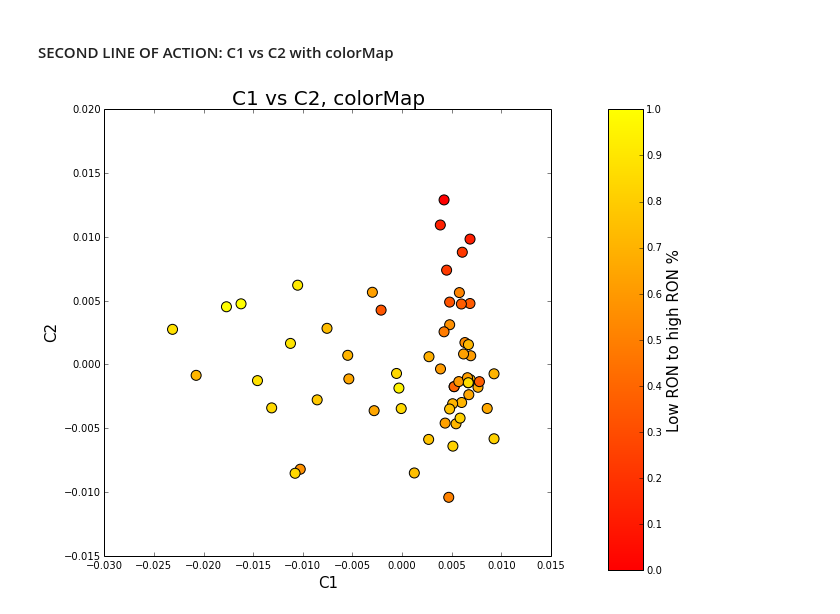
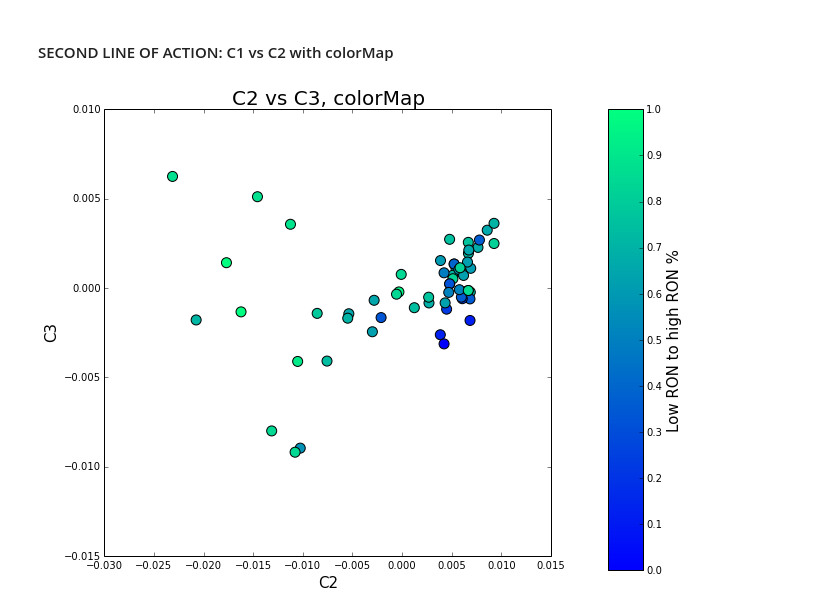
Before and after one commit to BrandonJvV/OctaneNumber, a Jupyter notebook: Normalization.ipynb, the cells around one changed output. Cells and saved outputs as stored; diff of their text form; code cells hidden in the pictures.

```diff
--- a/Normalization.ipynb
+++ b/Normalization.ipynb
@@ -246,24 +246,24 @@ tags = [ON_bar['RON'][i] for i in arange(len(ON_bar))];
 
 for CAS in ON_bar.transpose():
     #So as to get the same CAS order as the ON data frame
-    c1.append(pca_df[CAS][0])
-    c2.append(pca_df[CAS][1])
+    c1.append(pca_df[CAS][1])
+    c2.append(pca_df[CAS][2])
 # %%
 #change the color map here...which color scale will be most desirable
-colmap = plt.cm.autumn
+colmap = plt.cm.winter
 
 fig, ax = plt.subplots(1,1, figsize=(8,8))
 scatter(c1, c2, c=tags, s=100, cmap=colmap)
 
 ax2 = fig.add_axes([1.0, 0.1, 0.06, 0.8])
 cb = mpl.colorbar.ColorbarBase(ax2, cmap=colmap)
 
-ax.set_xlabel('C1', size=15)
-ax.set_ylabel('C2', size=15)
-ax.set_title('C1 vs C2, colorMap', size=20)
+ax.set_xlabel('C2', size=15)
+ax.set_ylabel('C3', size=15)
+ax.set_title('C2 vs C3, colorMap', size=20)
 
 ax2.set_ylabel('Low RON to high RON %', size=15)
 
-plt.savefig('C1vsC2map.jpeg')
+plt.savefig('C2vsC3map.jpeg')
 # %% [output]
-[figure, old version]
+[figure, new version]
```
Also changed, not shown: 2 other files.
